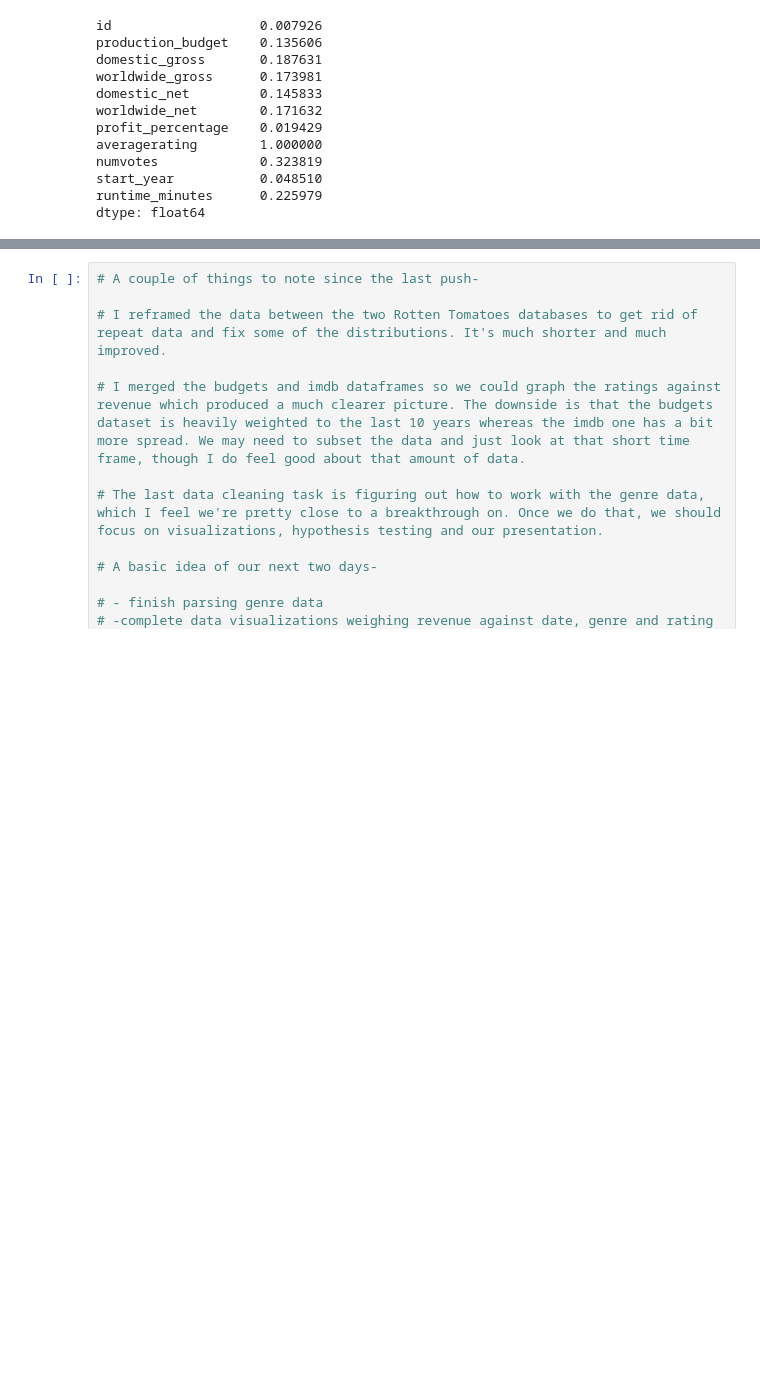
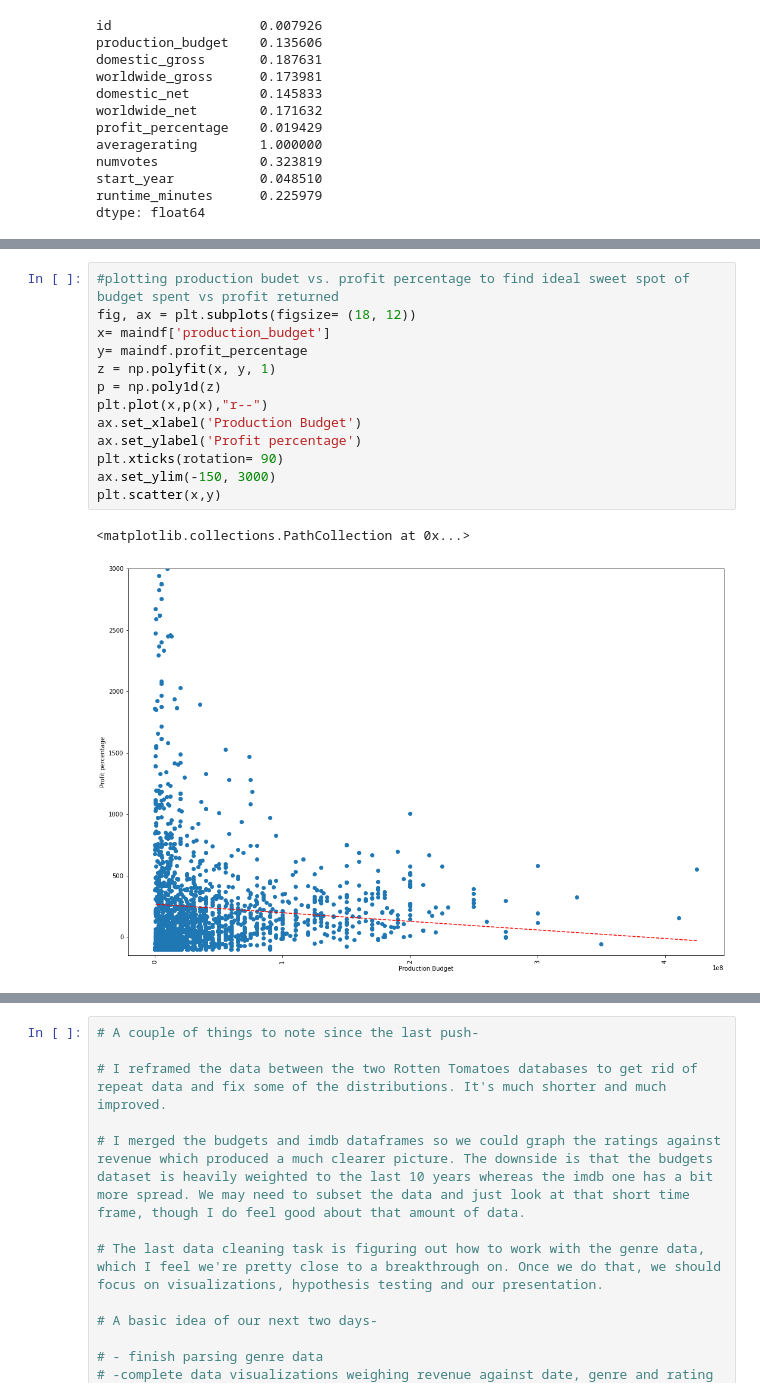
Before and after one commit to bagnine/moviedata, a Jupyter notebook: moviedata.ipynb, the cells around one changed output, grey strips where cells are left out. Cells and saved outputs as stored; diff of their text form; blank space fills up the shorter version.

```diff
--- a/moviedata.ipynb
+++ b/moviedata.ipynb
@@ -271,0 +280,16 @@ dtype: float64
+# %%
+#plotting production budet vs. profit percentage to find ideal sweet spot of budget spent vs profit returned
+fig, ax = plt.subplots(figsize= (18, 12))
+x= maindf['production_budget']
+y= maindf.profit_percentage
+z = np.polyfit(x, y, 1)
+p = np.poly1d(z)
+plt.plot(x,p(x),"r--")
+ax.set_xlabel('Production Budget')
+ax.set_ylabel('Profit percentage')
+plt.xticks(rotation= 90)
+ax.set_ylim(-150, 3000)
+plt.scatter(x,y)
+# %% [output]
+<matplotlib.collections.PathCollection at 0x...>
+[figure, added]
```
Also changed, not shown: parts of 9 cells of this notebook.
